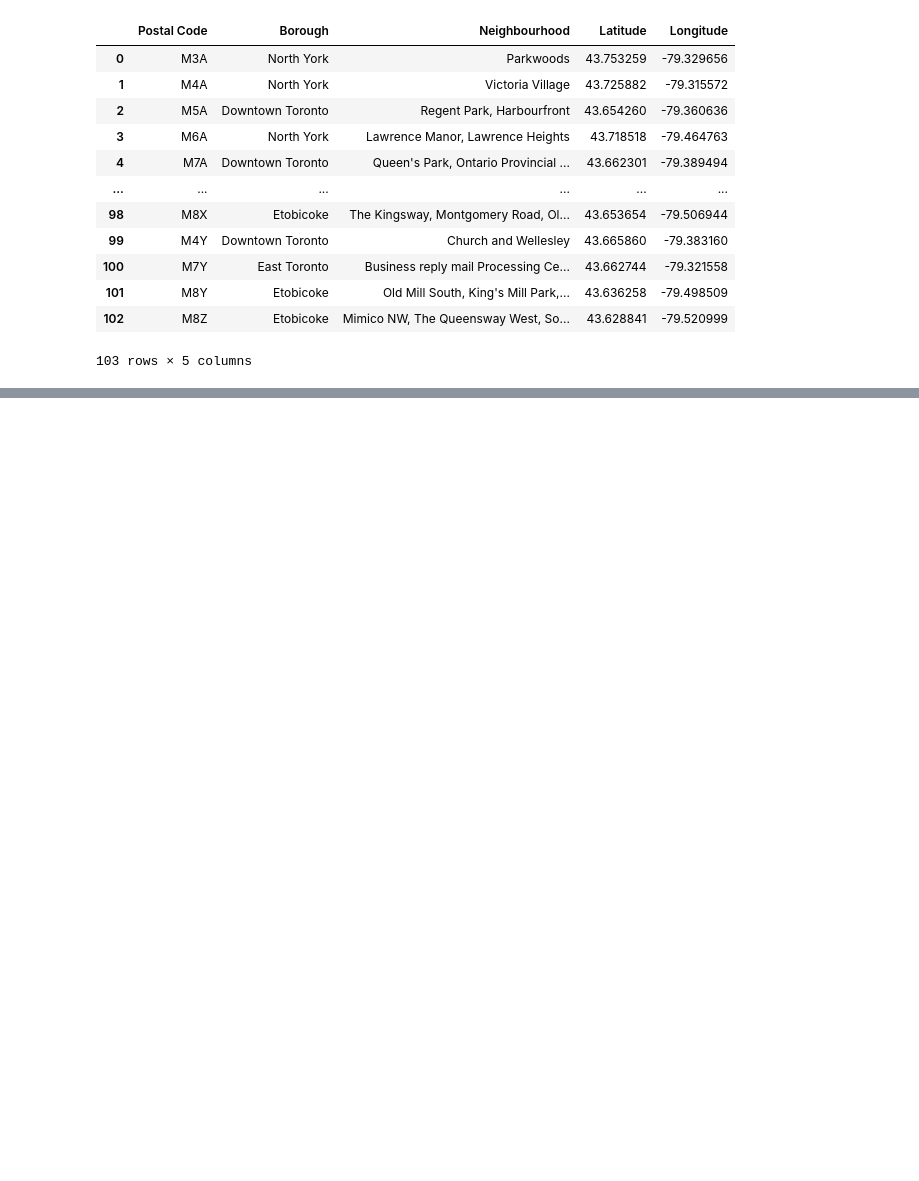
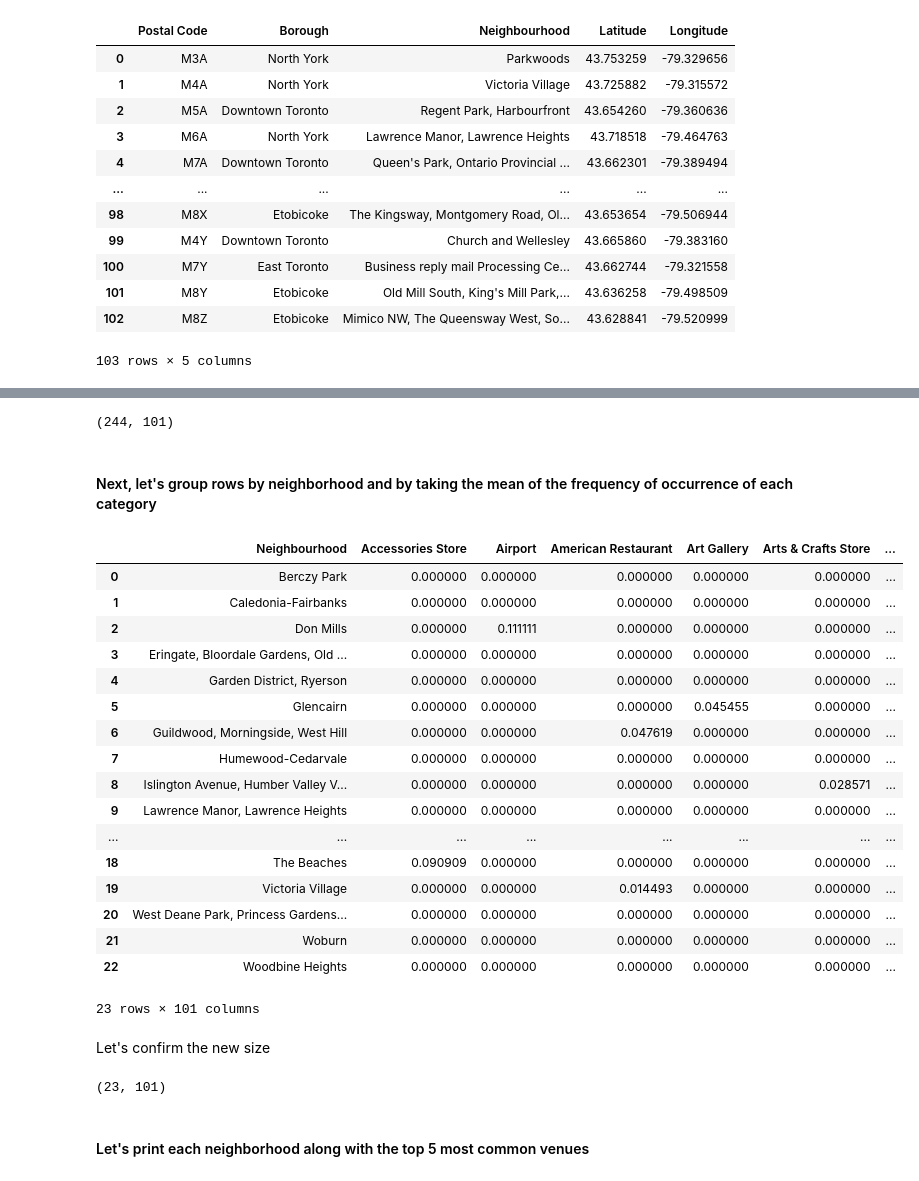
Before and after one commit to ablmz/Coursera_Capstone, a Jupyter notebook: Coursera_Capstone.ipynb, the cells around one changed output, grey strips where cells are left out. Cells and saved outputs as stored; diff of their text form; code cells hidden in the pictures; blank space fills up the shorter version.

Commit message:
Data Wrangling and Clustering  completed.

```diff
--- a/Coursera_Capstone.ipynb
+++ b/Coursera_Capstone.ipynb
@@ -146,0 +293,3 @@ dfm
+# %%
+results = requests.get(url).json()
+results
@@ -146,0 +329,16 @@ dfm
+# %%
+venues = results['response']['groups'][0]['items']
+
+nearby_venues = json_normalize(venues) # flatten JSON
+
+# filter columns
+filtered_columns = ['venue.name', 'venue.categories', 'venue.location.lat', 'venue.location.lng', 'venue.location.city']
+nearby_venues =nearby_venues.loc[:, filtered_columns]
+
+# filter the category for each row
+nearby_venues['venue.categories'] = nearby_venues.apply(get_category_type, axis=1)
+
+# clean columns
+nearby_venues.columns = [col.split(".")[-1] for col in nearby_venues.columns]
+
+nearby_venues.head()
@@ -146,0 +418,4 @@ dfm
+# %%
+dfm_venues = getNearbyVenues(names=dfm['Neighbourhood'],
+                                   latitudes=northyork_data['Latitude'],
+                                   longitudes=northyork_data['Longitude'])
@@ -146,0 +482,12 @@ dfm
+# %%
+# one hot encoding
+dfm_onehot = pd.get_dummies(dfm_venues[['Venue Category']], prefix="", prefix_sep="")
+
+# add neighborhood column back to dataframe
+dfm_onehot['Neighbourhood'] = dfm_venues['Neighbourhood']
+
+# move neighborhood column to the first column
+fixed_columns = [dfm_onehot.columns[-1]] + list(dfm_onehot.columns[:-1])
+dfm_onehot = dfm_onehot[fixed_columns]
+
+dfm_onehot.head()
@@ -146,0 +502,36 @@ dfm
+# %%
+dfm_onehot.shape
+# %% [output]
+(244, 101)
+# %% [markdown]
+#### Next, let's group rows by neighborhood and by taking the mean of the frequency of occurrence of each category
+# %%
+toronto_grouped = dfm_onehot.groupby('Neighbourhood').mean().reset_index()
+toronto_grouped
+# %% [output]
+|  | Neighbourhood | Accessories Store | Airport | American Restaurant | Art Gallery | Arts & Crafts Store | ... |
+| 0 | Berczy Park | 0.000000 | 0.000000 | 0.000000 | 0.000000 | 0.000000 | ... |
+| 1 | Caledonia-Fairbanks | 0.000000 | 0.000000 | 0.000000 | 0.000000 | 0.000000 | ... |
+| 2 | Don Mills | 0.000000 | 0.111111 | 0.000000 | 0.000000 | 0.000000 | ... |
+| 3 | Eringate, Bloordale Gardens, Old ... | 0.000000 | 0.000000 | 0.000000 | 0.000000 | 0.000000 | ... |
+| 4 | Garden District, Ryerson | 0.000000 | 0.000000 | 0.000000 | 0.000000 | 0.000000 | ... |
+| 5 | Glencairn | 0.000000 | 0.000000 | 0.000000 | 0.045455 | 0.000000 | ... |
+| 6 | Guildwood, Morningside, West Hill | 0.000000 | 0.000000 | 0.047619 | 0.000000 | 0.000000 | ... |
+| 7 | Humewood-Cedarvale | 0.000000 | 0.000000 | 0.000000 | 0.000000 | 0.000000 | ... |
+| 8 | Islington Avenue, Humber Valley V... | 0.000000 | 0.000000 | 0.000000 | 0.000000 | 0.028571 | ... |
+| 9 | Lawrence Manor, Lawrence Heights | 0.000000 | 0.000000 | 0.000000 | 0.000000 | 0.000000 | ... |
+| ... | ... | ... | ... | ... | ... | ... | ... |
+| 18 | The Beaches | 0.090909 | 0.000000 | 0.000000 | 0.000000 | 0.000000 | ... |
+| 19 | Victoria Village | 0.000000 | 0.000000 | 0.014493 | 0.000000 | 0.000000 | ... |
+| 20 | West Deane Park, Princess Gardens... | 0.000000 | 0.000000 | 0.000000 | 0.000000 | 0.000000 | ... |
+| 21 | Woburn | 0.000000 | 0.000000 | 0.000000 | 0.000000 | 0.000000 | ... |
+| 22 | Woodbine Heights | 0.000000 | 0.000000 | 0.000000 | 0.000000 | 0.000000 | ... |
+23 rows × 101 columns
+# %% [markdown]
+ Let's confirm the new size
+# %%
+toronto_grouped.shape
+# %% [output]
+(23, 101)
+# %% [markdown]
+#### Let's print each neighborhood along with the top 5 most common venues
```
Also changed, not shown: parts of 75 cells of this notebook.
